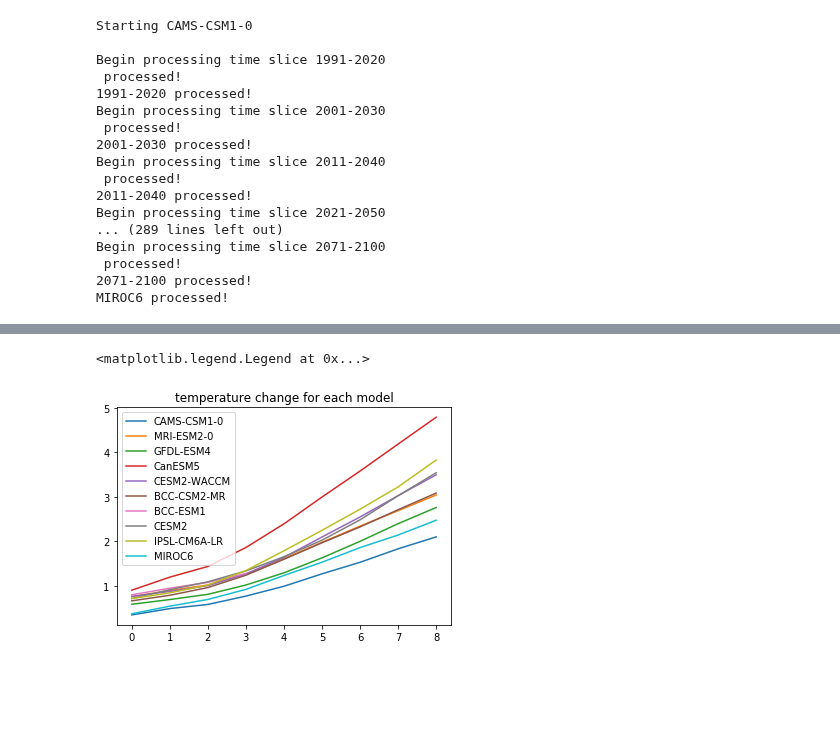
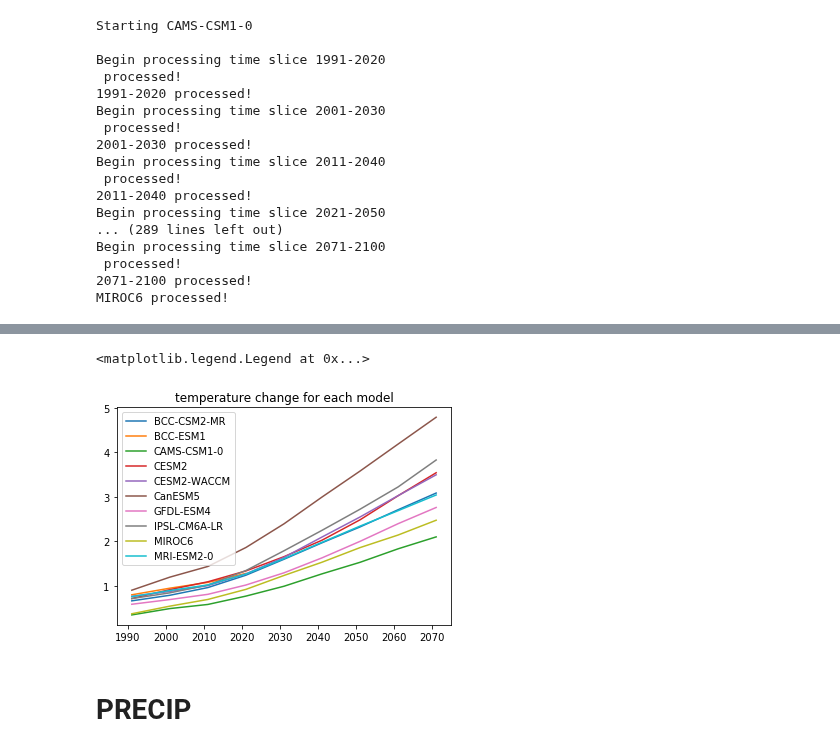
Before and after one commit to apendergrass/cmip6hack-precip, a Jupyter notebook: notebooks/mean_var_calcs.ipynb, the cells around one changed output, grey strips where cells are left out. Cells and saved outputs as stored; diff of their text form; code cells hidden in the pictures; blank space fills up the shorter version.

```diff
--- a/notebooks/mean_var_calcs.ipynb
+++ b/notebooks/mean_var_calcs.ipynb
@@ -284,3 +287,10 @@ tresults_new
+# %%
+plt.plot(tresults_new)
+plt.title('temperature change for each model')
+plt.legend(tresults_new.columns)
+# %% [output]
+<matplotlib.legend.Legend at 0x...>
+[figure, added]
 # %%
 tresults_dict=tresults_new.to_dict()
 # %%
@@ -294,13 +304,8 @@ for model in tresults_dict:
         dt[timecount,modelcount]=tresults_dict[model][timeperiod]
         timecount=timecount+1
     modelcount=modelcount+1
-# %%
-plt.plot(dt)
-plt.title('temperature change for each model')
-plt.legend(modelnames)
-# %% [output]
-<matplotlib.legend.Legend at 0x...>
-[figure, removed]
+# %% [markdown]
+# PRECIP
 # %%
 # Function to get mean and variability and their changes
 def mean_var_calc(data_tmp,seas='all',weights_in=None):
```
Also changed, not shown: parts of 20 cells of this notebook.
